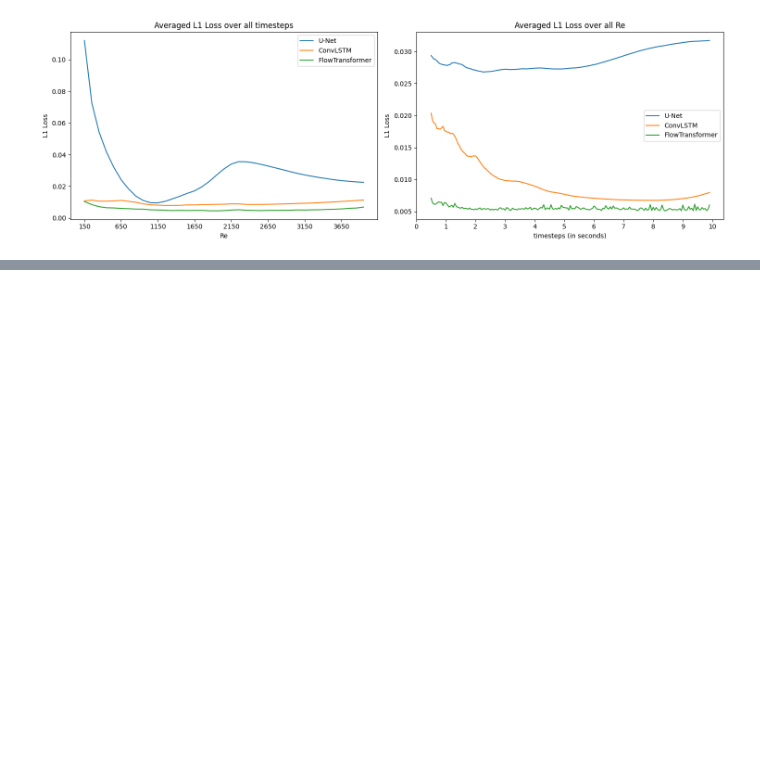
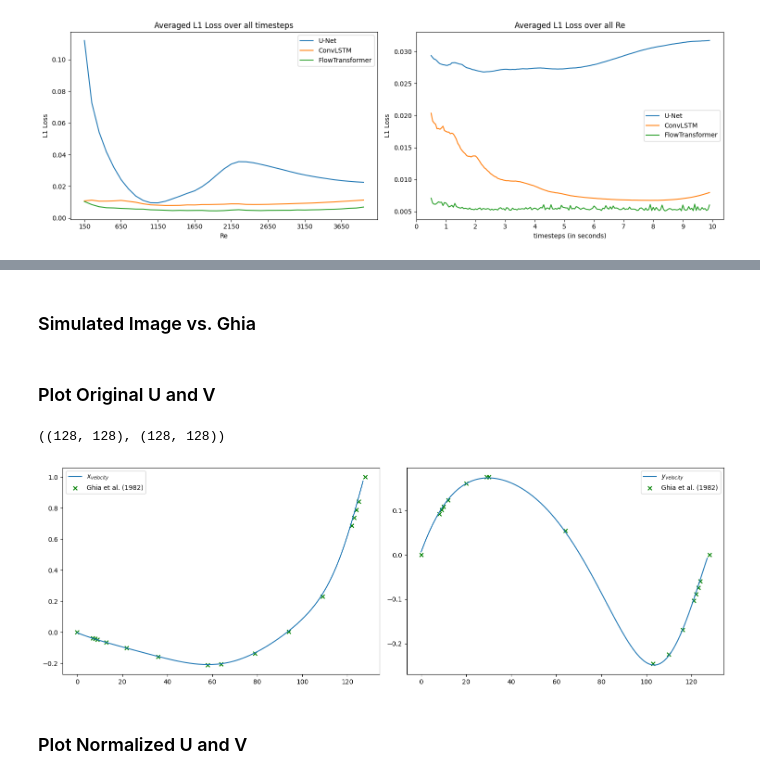
Before and after one commit to schneialexan/ba-thesis, a Jupyter notebook: data_gen_and_prep/v04_plots_for_paper.ipynb, the cells around one changed output, grey strips where cells are left out. Cells and saved outputs as stored; diff of their text form; code cells hidden in the pictures; blank space fills up the shorter version.

```diff
--- a/data_gen_and_prep/v04_plots_for_paper.ipynb
+++ b/data_gen_and_prep/v04_plots_for_paper.ipynb
@@ -74,0 +79,2 @@ plt.show()
+# %% [markdown]
+### Simulated Image vs. Ghia
@@ -74,0 +125,30 @@ plt.show()
+# %% [markdown]
+### Plot Original U and V
+# %%
+# read array from u_ss.txt and v_ss.txt
+u = np.loadtxt('data/100.0/u_ss.txt')
+v = np.loadtxt('data/100.0/v_ss.txt')
+
+u.shape, v.shape
+# %% [output]
+((128, 128), (128, 128))
+# %%
+fig, ax = plt.subplots(1, 2, figsize=(15, 5))
+
+u_middle_line = u[:, 64][::-1]
+v_middle_line = v[64, :]
+
+ax[0].plot(u_middle_line, label='$x_{velocity}$')
+ax[0].scatter(reference_ux_RE_100.keys(), reference_ux_RE_100.values(), label='Ghia et al. (1982)', marker='x', color='green')
+ax[0].legend()
+
+ax[1].plot(v_middle_line, label='$y_{velocity}$')
+ax[1].scatter(reference_uy_RE_100.keys(), reference_uy_RE_100.values(), label='Ghia et al. (1982)', marker='x', color='green')
+ax[1].legend()
+
+plt.tight_layout()
+plt.show()
+# %% [output]
+[figure, added]
+# %% [markdown]
+### Plot Normalized U and V
```
Also changed, not shown: parts of 15 cells of this notebook, 17 other files.
